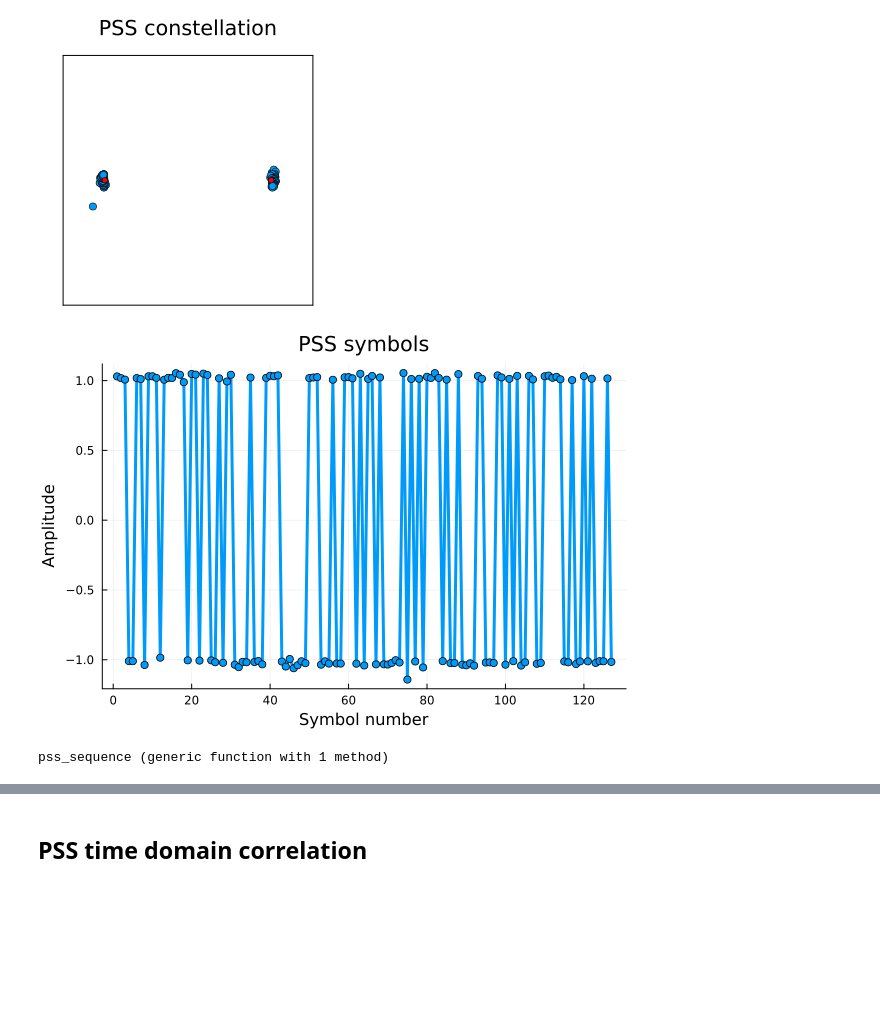
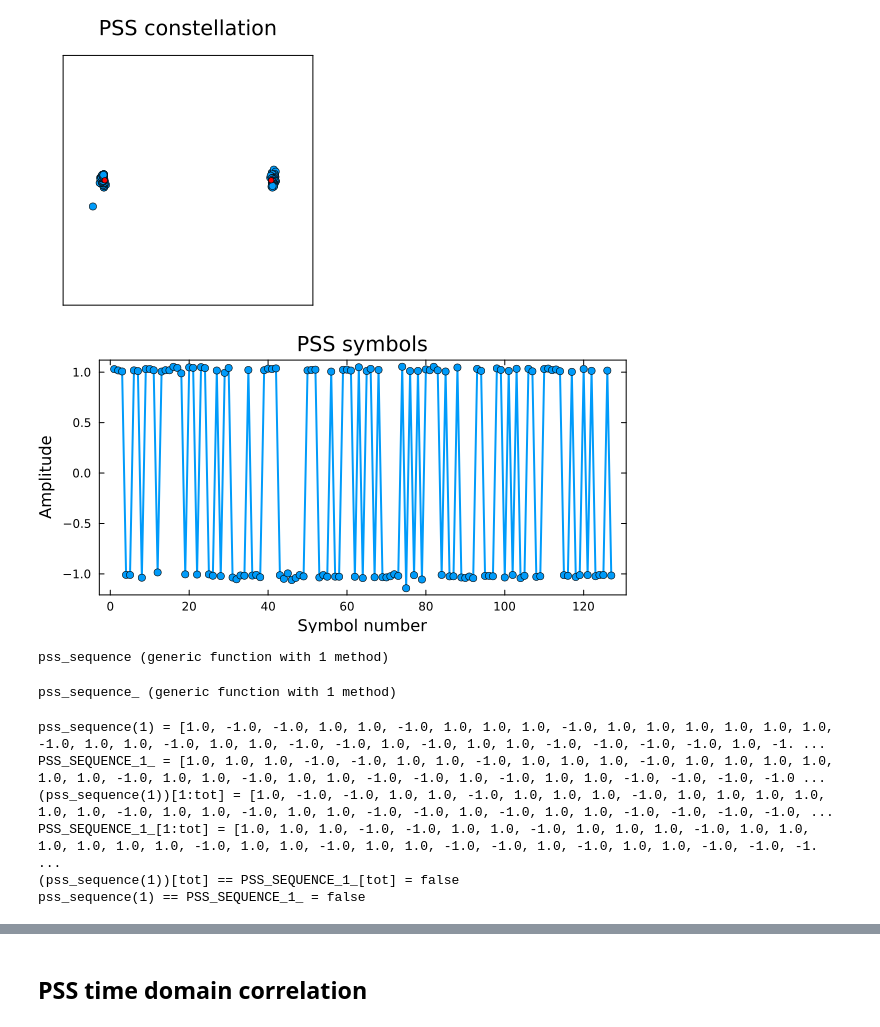
Before and after one commit to setrar/DigiCom, a Jupyter notebook: Labs/.trials/daniestevez/5G NR downlink.jl.ipynb, the cells around one changed output, grey strips where cells are left out. Saved outputs shown, nothing was run; the diff lists cells and outputs as text; code cells hidden in the pictures; blank space fills up the shorter version.

```diff
--- a/Labs/.trials/daniestevez/5G NR downlink.jl.ipynb
+++ b/Labs/.trials/daniestevez/5G NR downlink.jl.ipynb
@@ -241,36 +240,29 @@ ref = "bpsk"
 # %%
 plot(real(pss_sym_demod)
     , marker=:circle
     , label=""
     , title = "PSS symbols"
     , xlabel = "Symbol number"
     , ylabel = "Amplitude"
-    , linewidth=3
+    , linewidth=2
+    , framestyle=:box
+    , grid=:false
+    , size = (600,300)
 )
 # %% [output]
-[figure, old version]
+[figure, new version]
 # %%
-# function pss_sequence(nid2)
-#     x = zeros(UInt8, 127)
-#     x[1:7] .= [1, 1, 1, 0, 1, 1, 0][end:-1:1]
+function pss_sequence(nid2)
+    x = zeros(UInt8, 127)
+    x[1:7] .= [1, 1, 1, 0, 1, 1, 0][end:-1:1] # reverse([1, 1, 1, 0, 1, 1, 0])
 
-#     for j in 8:127
-#         x[j] = x[j - 3] ⊻ x[j - 6]
-#     end
+    # for j in 8:127
+    for j in 1:(127 - 7 - 1)
+        # x[j] = x[j - 3] ⊻ x[j - 6]
+        x[j + 7] = x[j + 4] ⊻ x[j]
+    end
 
-#     return 1.0 .- 2.0 .* x[(collect(1:127) .+ 43 * nid2) .% 127 .+ 1]
-# end
+    return 1.0 .- 2.0 .* x[(collect(1:127) .+ 44 * nid2) .% 127 .+ 1]
+end
+# %% [output]
+pss_sequence (generic function with 1 method)
-# %%
-function pss_sequence(nid2)
-    x = zeros(UInt8, 127)  # Array of zeros with type UInt8 and length 127
-    # x[1:7] .= [0, 1, 1, 0, 1, 1, 1][end:-1:1]  # Julia uses 1-based indexing
-    x[1:7] = reverse([1, 1, 1, 0, 1, 1, 0])
-
-    for j in 1:(127 - 7)
-        x[j + 7] = x[j + 4] ⊻ x[j]  # ⊻ is the XOR operator in Julia
-    end
-
-    return 1 .- 2 .* x[(collect(1:127) .+ 43 * nid2) .% 127 .+ 1] # Adjust indexing and perform operations
-end
-# %% [output]
-pss_sequence (generic function with 1 method)
@@ -277,3 +280,25 @@ pss_sequence (generic function with 1 method)
+# %%
+function pss_sequence_(nid2)
+
+    return PSS_SEQUENCE_1_
+end
+# %% [output]
+pss_sequence_ (generic function with 1 method)
+# %%
+@show pss_sequence(1);
+@show PSS_SEQUENCE_1_;
+tot=85;
+@show pss_sequence(1)[1:tot];
+@show PSS_SEQUENCE_1_[1:tot];
+@show pss_sequence(1)[tot] == PSS_SEQUENCE_1_[tot];
+@show pss_sequence(1) == PSS_SEQUENCE_1_;
+# %% [output]
+pss_sequence(1) = [1.0, -1.0, -1.0, 1.0, 1.0, -1.0, 1.0, 1.0, 1.0, -1.0, 1.0, 1.0, 1.0, 1.0, 1.0, 1.0, -1.0, 1.0, 1.0, -1.0, 1.0, 1.0, -1.0, -1.0, 1.0, -1.0, 1.0, 1.0, -1.0, -1.0, -1.0, -1.0, 1.0, -1. ...
+PSS_SEQUENCE_1_ = [1.0, 1.0, 1.0, -1.0, -1.0, 1.0, 1.0, -1.0, 1.0, 1.0, 1.0, -1.0, 1.0, 1.0, 1.0, 1.0, 1.0, 1.0, -1.0, 1.0, 1.0, -1.0, 1.0, 1.0, -1.0, -1.0, 1.0, -1.0, 1.0, 1.0, -1.0, -1.0, -1.0, -1.0 ...
+(pss_sequence(1))[1:tot] = [1.0, -1.0, -1.0, 1.0, 1.0, -1.0, 1.0, 1.0, 1.0, -1.0, 1.0, 1.0, 1.0, 1.0, 1.0, 1.0, -1.0, 1.0, 1.0, -1.0, 1.0, 1.0, -1.0, -1.0, 1.0, -1.0, 1.0, 1.0, -1.0, -1.0, -1.0, -1.0, ...
+PSS_SEQUENCE_1_[1:tot] = [1.0, 1.0, 1.0, -1.0, -1.0, 1.0, 1.0, -1.0, 1.0, 1.0, 1.0, -1.0, 1.0, 1.0, 1.0, 1.0, 1.0, 1.0, -1.0, 1.0, 1.0, -1.0, 1.0, 1.0, -1.0, -1.0, 1.0, -1.0, 1.0, 1.0, -1.0, -1.0, -1. ...
+(pss_sequence(1))[tot] == PSS_SEQUENCE_1_[tot] = false
+pss_sequence(1) == PSS_SEQUENCE_1_ = false
 # %%
 pss_sym_demod_wipe = float(pss_sym_demod) .* pss_sequence(1);
 constellation_plot(pss_sym_demod_wipe, title="PSS (wiped) constellation", ref="pilot")
```
Also changed, not shown: parts of 8 cells of this notebook, 1 other file.
